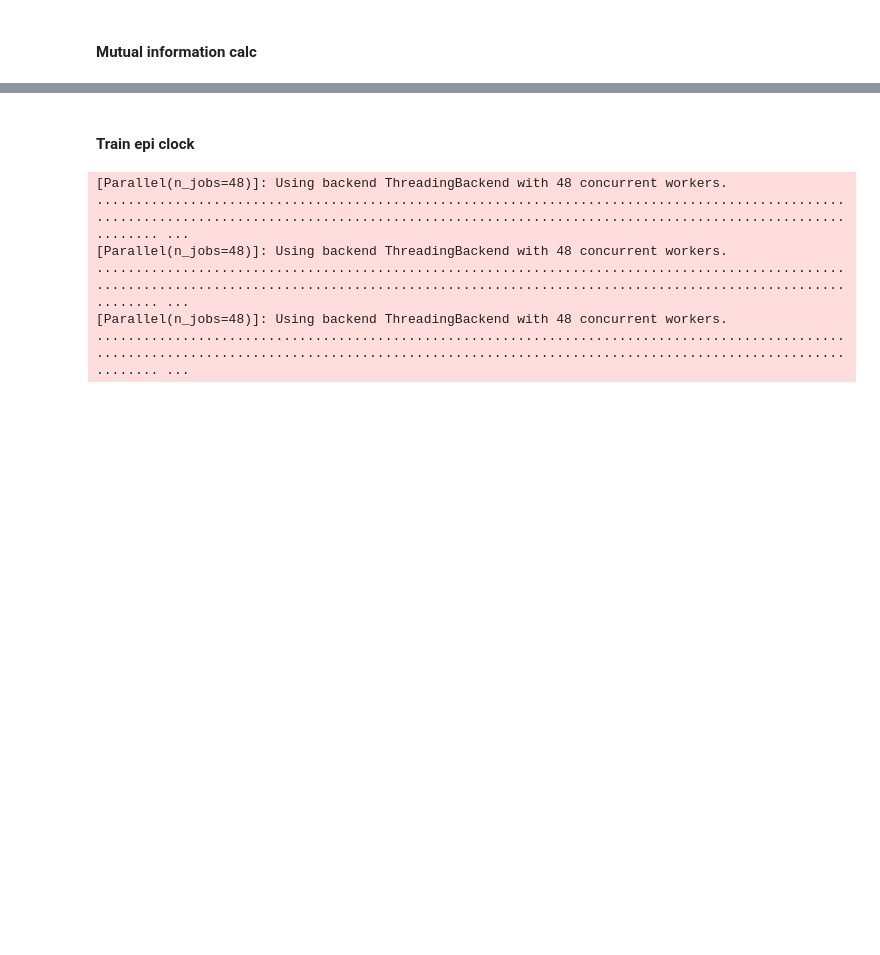
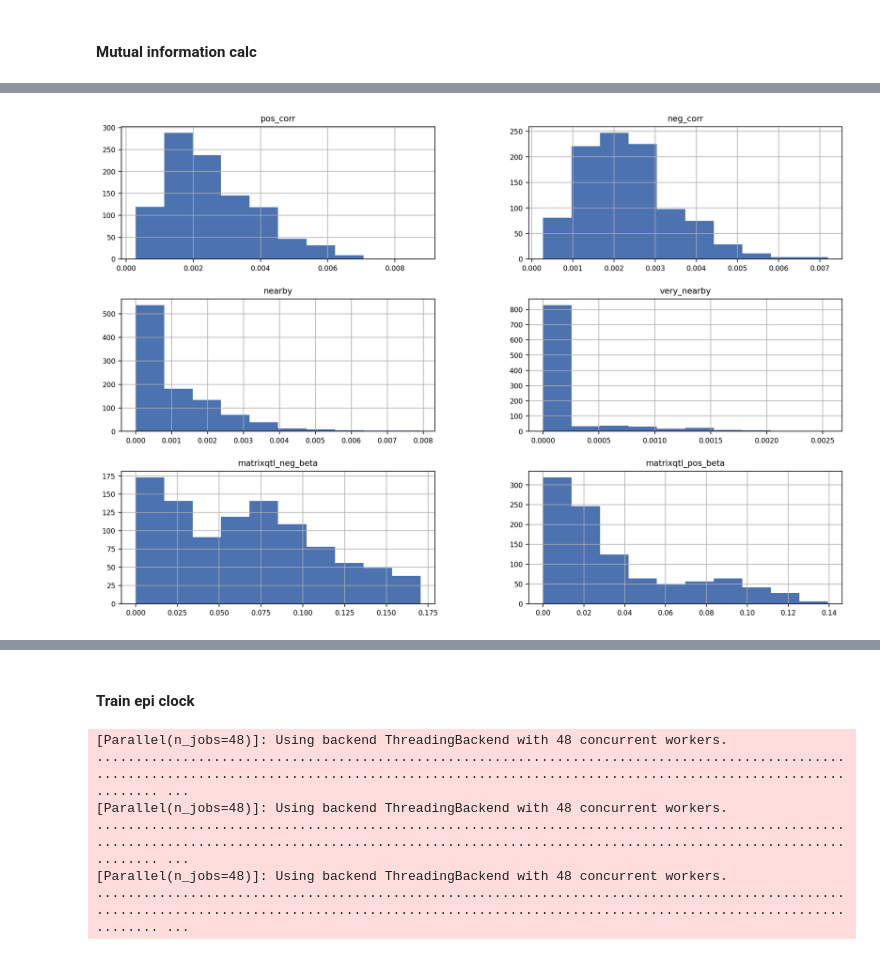
Before and after one commit to zanekoch/methylation_and_mutation, a Jupyter notebook: mut_clock_dev.ipynb, the cells around one changed output, grey strips where cells are left out. Cells and saved outputs as stored; diff of their text form; code cells hidden in the pictures; blank space fills up the shorter version.

```diff
--- a/mut_clock_dev.ipynb
+++ b/mut_clock_dev.ipynb
@@ -446,0 +267,5 @@ train_obs_mi_df = mi_df
+# %%
+fig, axes = plt.subplots(figsize=(15, 10))
+_ = feat_mi_df1.iloc[:6, :].T.hist(ax = axes)
+# %% [output]
+[figure, added]
```
Also changed, not shown: parts of 87 cells of this notebook, 2 other files.
